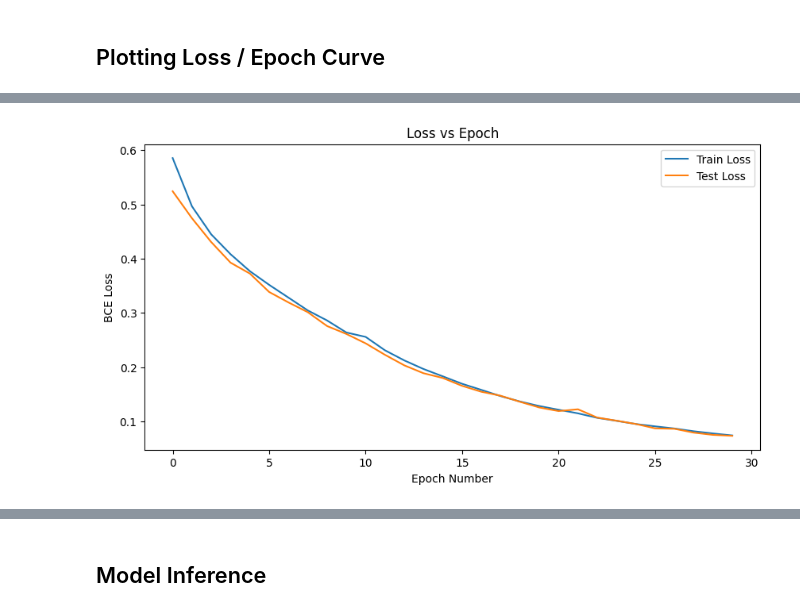
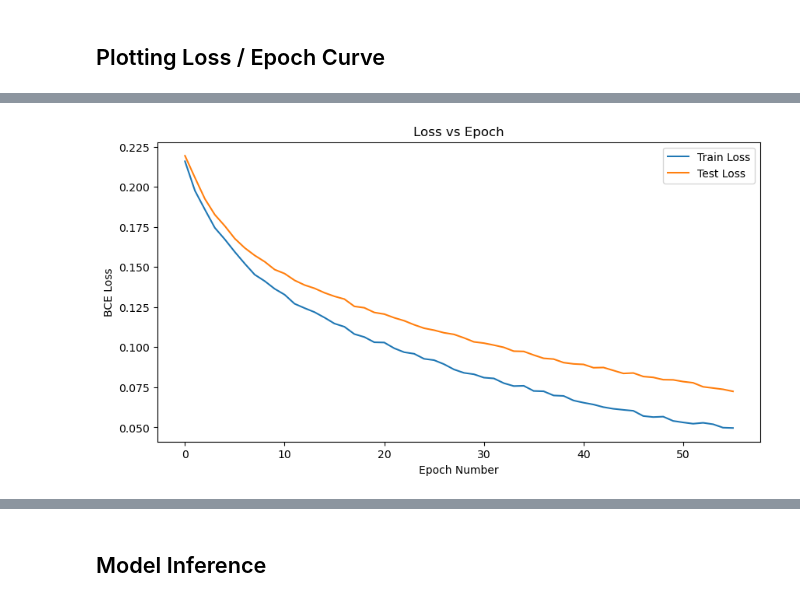
Before and after one commit to aneesh-sathe/Aerial-Crop-Segmentation, a Jupyter notebook: unet_scratch.ipynb, the cells around one changed output, grey strips where cells are left out. Saved outputs shown, nothing was run; the diff lists cells and outputs as text; code cells hidden in the pictures.

```diff
--- a/unet_scratch.ipynb
+++ b/unet_scratch.ipynb
@@ -349,6 +387,10 @@ Epoch: 13, Train Loss: 0.03749118782579899, Test Loss: 0.051422737538814545
 Epoch: 14, Train Loss: 0.03655292261391878, Test Loss: 0.033045221120119095
 # %% [markdown]
 ## Plotting Loss / Epoch Curve
+# %%
+import os
+import numpy as np
+PATH = os.getcwd()
 # %%
 # save loss metrics from training
 assert(len(trainLossCount) == len(testLossCount))
@@ -356,3 +399,4 @@ np.savez(os.path.join(save_model_path, 'lossCounts'), trainLossCount = trainLoss
 # %%
 load_loss_path = PATH + '/saved_model/'
-losses = np.load(os.path.join(load_loss_path, 'lossCounts.npz'))
+losses = np.load(os.path.join(load_loss_path, 'losses.npz'))
+accuracy = np.load(os.path.join(load_loss_path, 'accuracy.npz'))
@@ -380,0 +403,5 @@ array([0.5242934 , 0.47451496, 0.43049312, 0.39260653, 0.37250632,
+# %%
+train_loss = losses['train_loss']
+test_loss = losses['test_loss']
+train_accuracy = accuracy['train_accuracy']
+test_accuracy = accuracy['test_accuracy']
@@ -381,11 +448,12 @@ array([0.5242934 , 0.47451496, 0.43049312, 0.39260653, 0.37250632,
 # %%
+import matplotlib.pyplot as plt
 plt.figure(figsize=(10,5))
-plt.plot([i for i in range(0, len(finalTrainLoss))], finalTrainLoss, label = 'Train Loss')
-plt.plot([i for i in range(0, len(finalTestLoss))], finalTestLoss, label = 'Test Loss')
+plt.plot([i for i in range(0, len(train_loss))], train_loss, label = 'Train Loss')
+plt.plot([i for i in range(0, len(test_loss))], test_loss, label = 'Test Loss')
 plt.xlabel('Epoch Number')
 plt.ylabel('BCE Loss')
 plt.title('Loss vs Epoch')
 plt.legend()
 plt.show()
 # %% [output]
-[figure, old version]
+[figure, new version]
```
Also changed, not shown: parts of 13 cells of this notebook, 1 other file.
